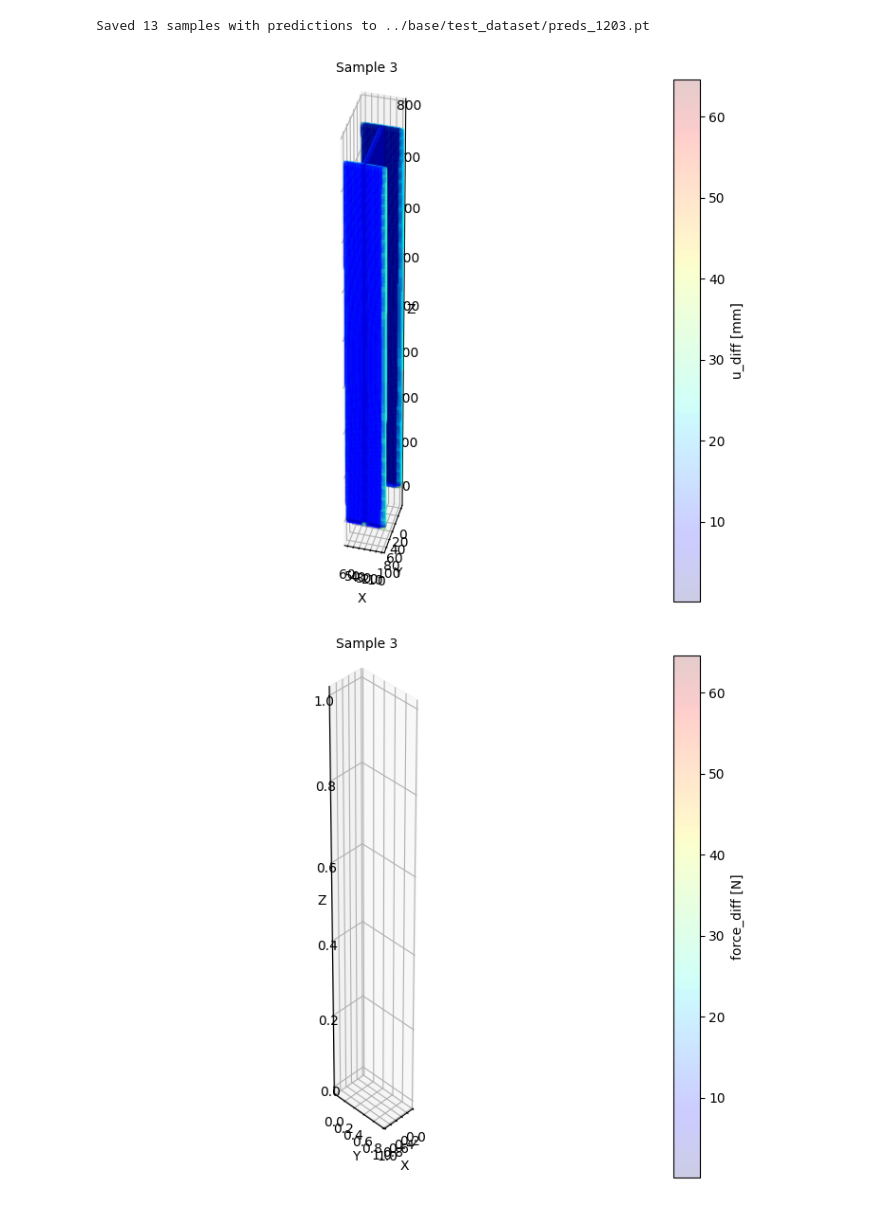
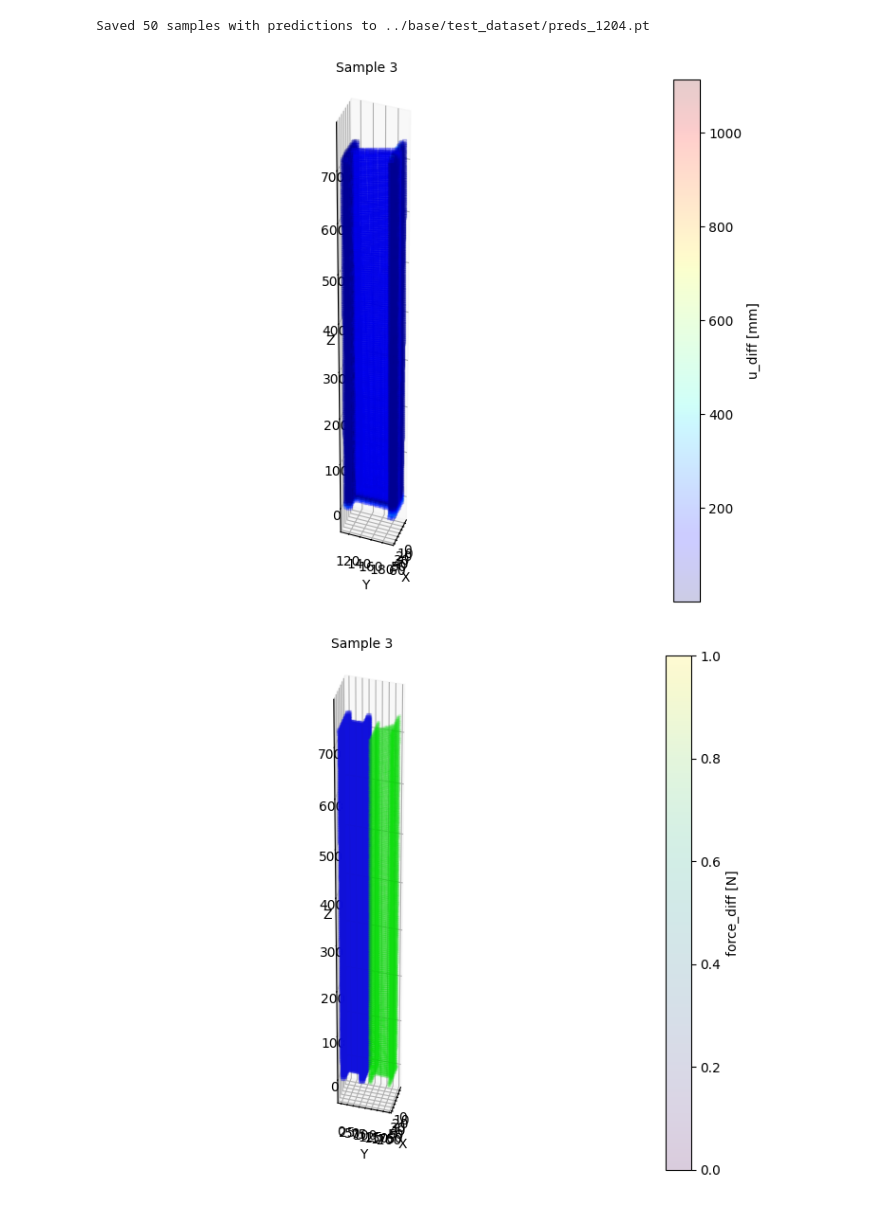
Before and after one commit to bartutuncay/mpnn_fem, a Jupyter notebook: train_1130_nodes.ipynb, the cells around one changed output. Drawn from its saved outputs; the diff is of its cells as text; code cells hidden in the pictures.

```diff
--- a/train_1130_nodes.ipynb
+++ b/train_1130_nodes.ipynb
@@ -301,9 +324,9 @@ KeyboardInterrupt:
 # %%
 from copy import deepcopy
-
+train_loader = DataLoader(train_set, batch_size=1, shuffle=False)
 out_samples = []
 with torch.no_grad():
-    for i, data in enumerate(train_set):
+    for data in train_loader:
         d = deepcopy(data)         # keep originals intact
         d = d.to(device)
         x = d['nodes'].x
@@ -311,8 +334,9 @@ with torch.no_grad():
         edge_attr = d[("nodes", "adjacent", "nodes")].edge_attr
         #edge_index = data.edge_index_dict.values()
         #edge_attr = data.edge_attr_dict.values()
+        batch = d['nodes'].batch
 
-        pred = model(x, edge_index,edge_attr).cpu()
+        pred = model(x, edge_index,edge_attr,batch).cpu()
 
         pred = scaler.inverse_transform(pred)
 
@@ -328,18 +352,18 @@ with torch.no_grad():
         out_samples.append(d)
 
 # Save to a new file
-save_path = "../base/test_dataset/preds_1203.pt"
+save_path = "../base/test_dataset/preds_1204.pt"
 torch.save(out_samples, save_path)
 print(f"Saved {len(out_samples)} samples with predictions to {save_path}")
 # %% [output]
-Saved 13 samples with predictions to ../base/test_dataset/preds_1203.pt
+Saved 50 samples with predictions to ../base/test_dataset/preds_1204.pt
 # %%
 ## Visualization - Matplotlib 3D Scatter Plot
 import matplotlib.pyplot as plt
 import numpy as np
 import torch
 
-out_samples = torch.load("../base/test_dataset/preds_1203.pt",weights_only=False)
+out_samples = torch.load("../base/test_dataset/preds_1204.pt",weights_only=False)
 sample = 3
 
 fig = plt.figure(figsize=(10, 6))
@@ -351,52 +375,52 @@ plt.title(f'Sample {sample}',fontsize=10)
 
 #ax.plot_trisurf(V[:,0],V[:,1],V[:,2],triangles=F,edgecolor='#888888',linewidth=lw,antialiased=True,color='#dddddd',alpha=0.1)
 
-vis_scale = 1
+vis_scale = 1000
 
 pos_init = out_samples[sample]['nodes']['pos']
 pos_true = pos_init+out_samples[sample]['nodes']['y_u']*vis_scale
 pos_pred = pos_init+out_samples[sample]['nodes']['pred_u']*vis_scale
-pos_diff = np.linalg.norm(pos_true-pos_pred,axis=-1)
+pos_diff = np.linalg.norm(pos_true-pos_pred,axis=-1)/vis_scale
 
 #force_true = out_samples[sample]['nodes']['y_fint']
 #force_pred = out_samples[sample]['nodes']['pred_fint']
 #force_diff = np.linalg.norm(force_true-force_pred,axis=-1)
 
 #sc = ax.scatter(pos_init[:,0],pos_init[:,1],pos_init[:,2],s=2,marker='s',c='#1111dd',alpha=0.2,depthshade=True)
 #sc2 = ax.scatter(pos_true[:,0],pos_true[:,1],pos_true[:,2],s=2,marker='s',c='#11dd11',alpha=0.1,depthshade=True)
 #sc3 = ax.scatter(pos_pred[:,0],pos_pred[:,1],pos_pred[:,2],s=2,marker='s',c='#dd1111',alpha=0.2,depthshade=True)
-sc = ax.scatter(pos_init[:,0],pos_init[:,1],pos_init[:,2],s=10,marker='s',c=pos_diff,cmap='jet',alpha=0.2,depthshade=True)
+sc = ax.scatter(pos_true[:,0],pos_true[:,1],pos_true[:,2],s=10,marker='s',c=pos_diff,cmap='jet',alpha=0.2,depthshade=True)
 plt.colorbar(sc, ax=ax, label='u_diff [mm]')
 ax.set_xlabel('X')
 ax.set_ylabel('Y')
 ax.set_zlabel('Z')
 
-ax.view_init(elev=40, azim=105)
+ax.view_init(elev=40, azim=20)
 ranges = np.ptp(out_samples[sample]['nodes']['pos'].T, axis=1)
 ax.set_box_aspect(ranges)
 
 plt.tight_layout()
 
 fig = plt.figure(figsize=(10, 6))
 ax = fig.add_subplot(111, projection='3d')
 plt.title(f'Sample {sample}',fontsize=10)
 
-#sc = ax.scatter(pos_init[:,0],pos_init[:,1],pos_init[:,2],s=10,marker='s',c=force_diff,cmap='plasma',alpha=0.2,depthshade=True)
+sc = ax.scatter(pos_init[:,0],pos_init[:,1],pos_init[:,2],s=10,marker='s',c='#1111dd',alpha=0.2,depthshade=True)
 plt.colorbar(sc, ax=ax, label='force_diff [N]')
-#sc2 = ax.scatter(pos_true[:,0],pos_true[:,1],pos_true[:,2],s=2,marker='s',c='#11dd11',alpha=0.1,depthshade=True)
+sc2 = ax.scatter(pos_true[:,0],pos_true[:,1],pos_true[:,2],s=2,marker='s',c='#11dd11',alpha=0.1,depthshade=True)
 
 ax.set_xlabel('X')
 ax.set_ylabel('Y')
 ax.set_zlabel('Z')
 
-ax.view_init(elev=40, azim=45)
+ax.view_init(elev=40, azim=15)
 ranges = np.ptp(out_samples[sample]['nodes']['pos'].T, axis=1)
 ax.set_box_aspect(ranges)
 
 plt.tight_layout()
 # %% [output]
-[figure, old version]
+[figure, new version]
-[figure, old version]
+[figure, new version]
 # %%
 from collections import Counter
 import pyvista as pv
```
Also changed, not shown: parts of 7 cells of this notebook.
